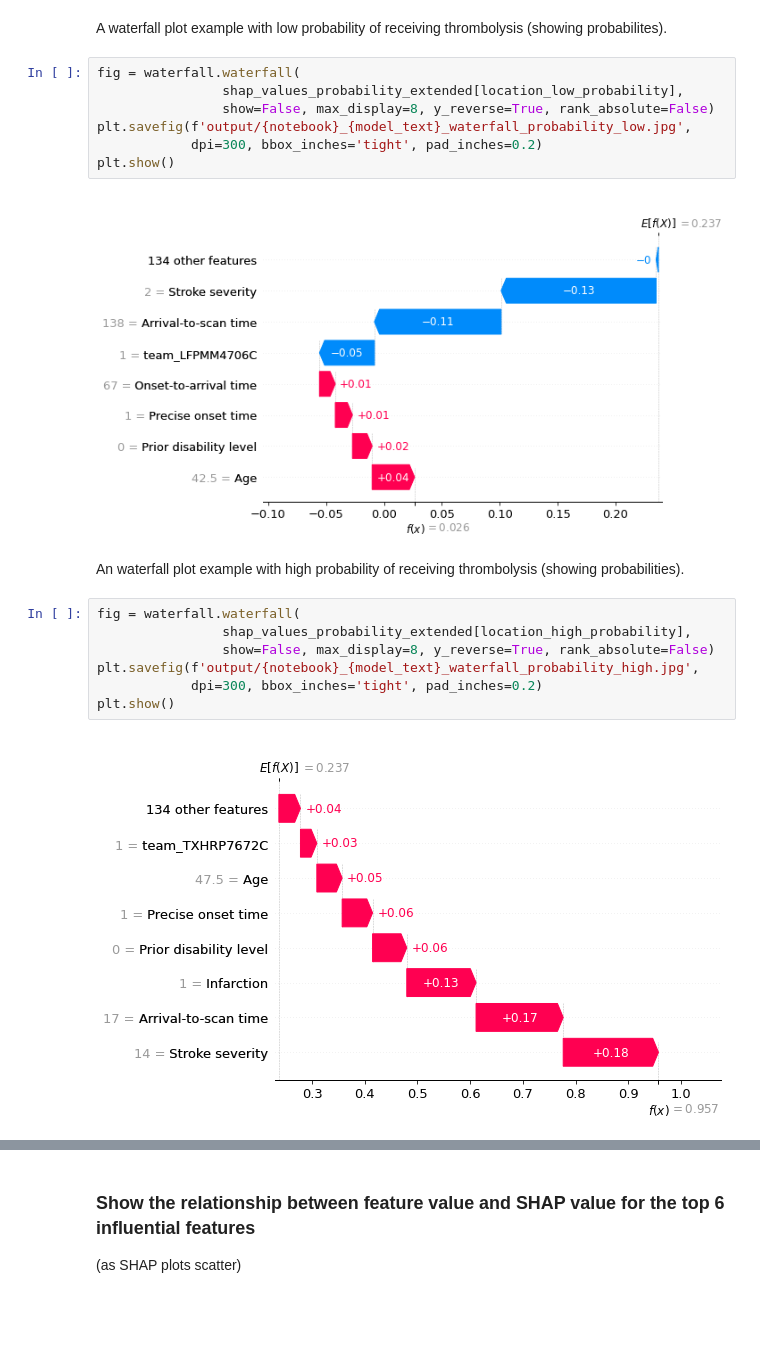
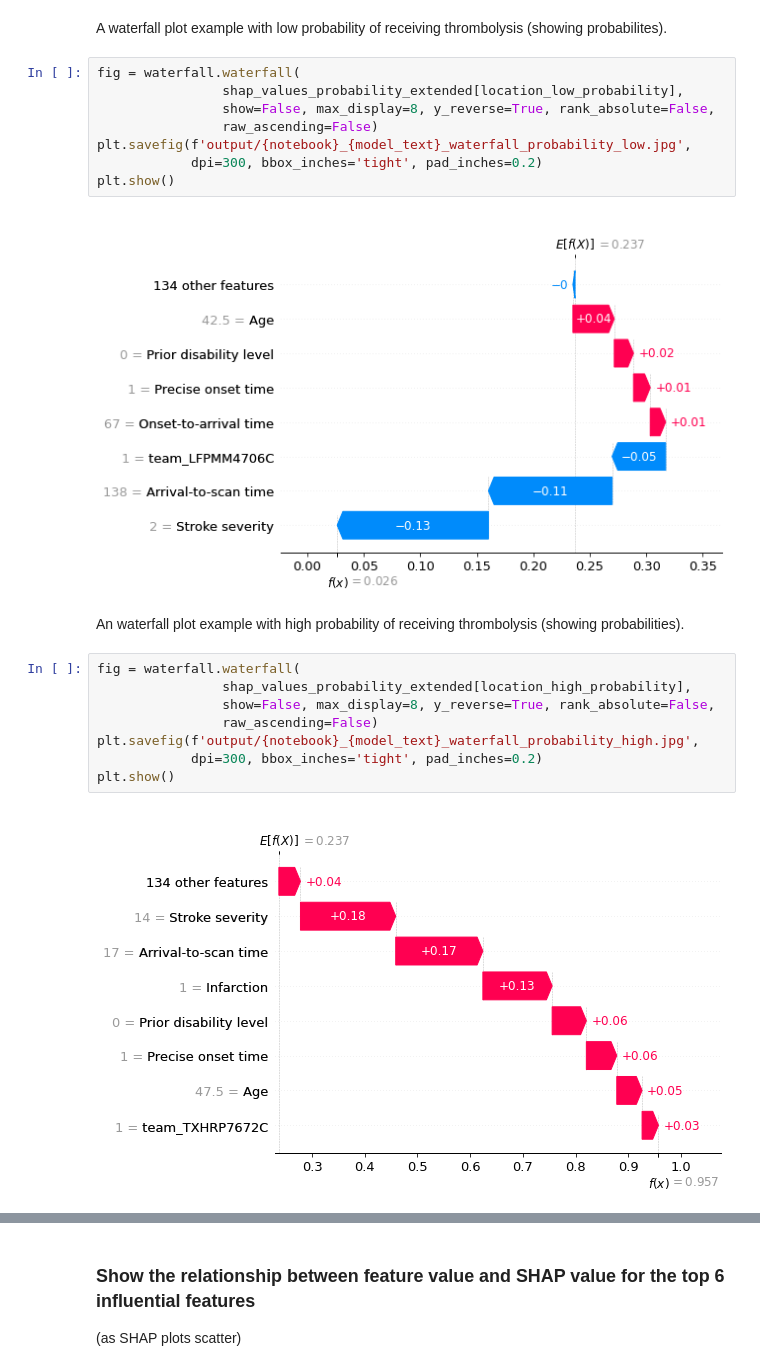
Before and after one commit to samuel-book/samuel_shap_paper_1, a Jupyter notebook: xgb_10_features/03_xgb_combined_shap_key_features.ipynb, the cells around one changed output, grey strips where cells are left out. Cells and saved outputs as stored; diff of their text form; blank space fills up the shorter version.

```diff
--- a/xgb_10_features/03_xgb_combined_shap_key_features.ipynb
+++ b/xgb_10_features/03_xgb_combined_shap_key_features.ipynb
@@ -627,20 +627,22 @@ A waterfall plot example with low probability of receiving thrombolysis (showing
 # %%
 fig = waterfall.waterfall(
                 shap_values_probability_extended[location_low_probability],
-                show=False, max_display=8, y_reverse=True, rank_absolute=False)
+                show=False, max_display=8, y_reverse=True, rank_absolute=False,
+                raw_ascending=False)
 plt.savefig(f'output/{notebook}_{model_text}_waterfall_probability_low.jpg',
             dpi=300, bbox_inches='tight', pad_inches=0.2)
 plt.show()
 # %% [output]
-[figure, old version]
+[figure, new version]
 # %% [markdown]
 An waterfall plot example with high probability of receiving thrombolysis (showing probabilities).
 # %%
 fig = waterfall.waterfall(
                 shap_values_probability_extended[location_high_probability],
-                show=False, max_display=8, y_reverse=True, rank_absolute=False)
+                show=False, max_display=8, y_reverse=True, rank_absolute=False,
+                raw_ascending=False)
 plt.savefig(f'output/{notebook}_{model_text}_waterfall_probability_high.jpg',
             dpi=300, bbox_inches='tight', pad_inches=0.2)
 plt.show()
 # %% [output]
-[figure, old version]
+[figure, new version]
```
Also changed, not shown: parts of 4 cells of this notebook.
